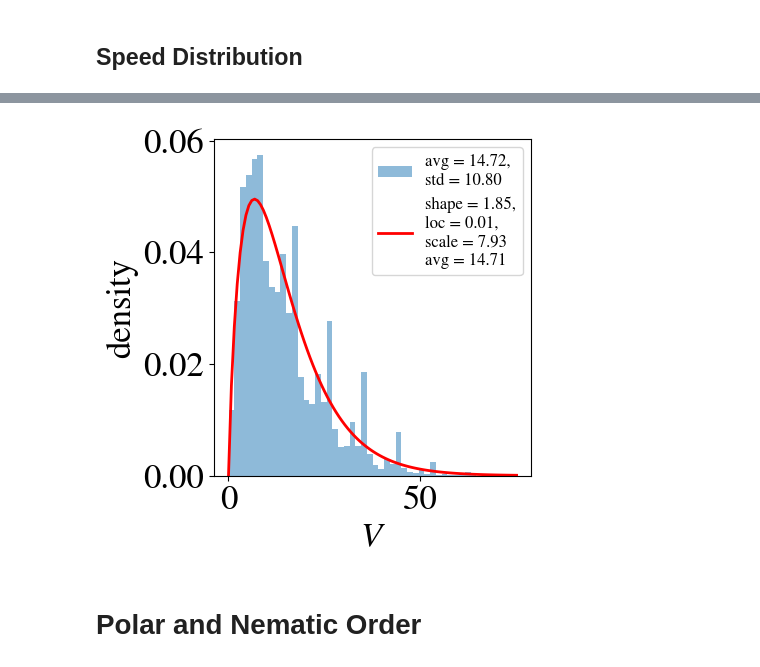
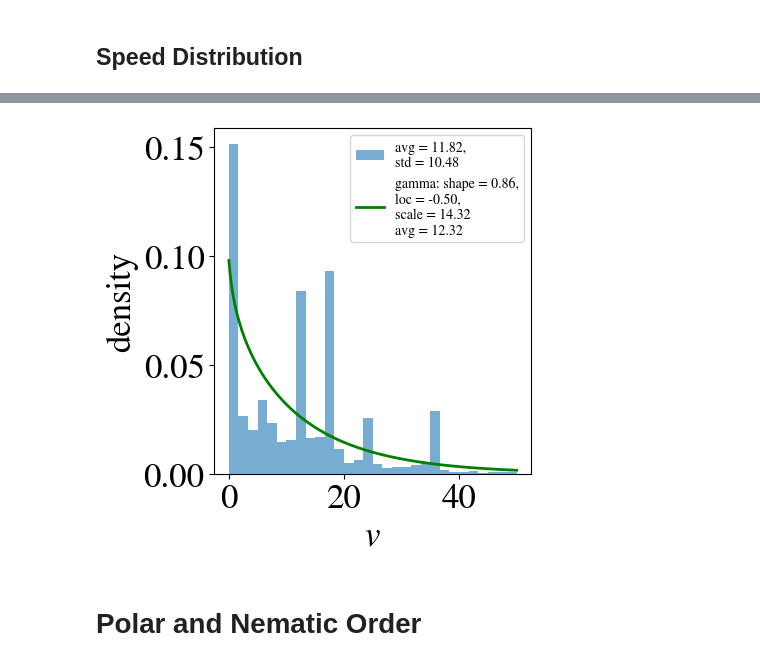
Before and after one commit to jannesantana/bacteria, a Jupyter notebook: 2d_model/rod_shaped/rods_tw_analysis.ipynb, the cells around one changed output, grey strips where cells are left out. Saved outputs shown, nothing was run; the diff lists cells and outputs as text; code cells hidden in the pictures.

Commit message:
optimized movie maker, computed v/vmax, fixed fit to gamma

```diff
--- a/2d_model/rod_shaped/rods_tw_analysis.ipynb
+++ b/2d_model/rod_shaped/rods_tw_analysis.ipynb
@@ -236,2 +219,12 @@ plt.show()
 # %% [markdown]
 ## Speed Distribution
+# %%
+V_normalized = np.zeros((Steps-1,Nparticles))
+for n in range(Nparticles):
+    V_normalized[:,n] = V[:,n]/np.max(V[:,n])
+
+plt.figure(figsize=(5,5),layout='tight')
+plt.xlabel('time')
+plt.ylabel(r'$v/v_{\text{max}}$')
+plt.plot(np.arange(0,Steps-1)*Dt,V_normalized[:,3],lw=1.5,marker='o',ms=2)
+plt.show()
@@ -237,0 +233,5 @@ plt.show()
+# %%
+from scipy.optimize import curve_fit
+
+def exp(x,a,b):
+    return a*np.exp(-b*x)
@@ -238,22 +270,35 @@ plt.show()
 # %%
 from scipy.stats import gamma
 
+"""
+fit gamma distribution to speed data.
+"""
 speeds = np.hstack(V)
-speeds = speeds[speeds > 0]
-params = gamma.fit(speeds,loc=0)
+mask = (speeds >= 0) & (speeds <= box)
+speeds = speeds[mask]
+hist,bins_edges = np.histogram(speeds,bins=40,density=True)
+bin_centers = 0.5*(bins_edges[1:] + bins_edges[:-1])
+
+params = gamma.fit(speeds,floc=-0.5,scale=6)
 shape,loc, scale = params
-x = np.linspace(0,max(speeds),100)
+x = np.linspace(0,max(speeds),200)
+params1 = curve_fit(exp,bin_centers,hist)
+a,b = params1[0]
 # max_phys_speed = 200
 # cut_speeds = speeds[speeds < max_phys_speed]
 plt.figure(figsize=(5,5),layout = 'tight')
-plt.hist(speeds,bins=50,label=f'avg = {speeds.mean():.2f},\nstd = {speeds.std():.2f}',alpha=0.5,density=True)
-plt.plot(x, gamma.pdf(x, *params), 'r-', lw=2, label=f'shape = {shape:.2f},\nloc = {loc:.2f},\nscale = {scale:.2f}\navg = {shape*scale:.2f}')
-plt.legend(fontsize=12)
-plt.xlabel(r'$V$')
+plt.hist(speeds,bins=30,label=f'avg = {speeds.mean():.2f},\nstd = {speeds.std():.2f}',alpha=0.6,density=True)
+# plt.plot(x, exp(x,*params1[0]), 'r-', lw=2, label=f'exp: 1/a = {1/a:.2f},\n1/b = {1/b:.2f}')
+# plt.plot(x, gamma.pdf(x, 1,0,speeds.mean()), 'g-', lw=2, label=f'gamma: shape = {shape:.2f},\nloc = {loc:.2f},\nscale = {scale:.2f}\navg = {shape*scale:.2f}')
+plt.plot(x, gamma.pdf(x, shape,loc,scale), 'g-', lw=2, label=f'gamma: shape = {shape:.2f},\nloc = {loc:.2f},\nscale = {scale:.2f}\navg = {shape*scale:.2f}')
+
+# plt.semilogy()
+plt.legend(fontsize=10)
+plt.xlabel(r'$v$')
 plt.ylabel('density')
 plt.show()
 # %% [output]
-[figure, old version]
+[figure, new version]
 # %% [markdown]
 # Polar and Nematic Order
 # %%
```
Also changed, not shown: parts of 12 cells of this notebook, 40 other files.
